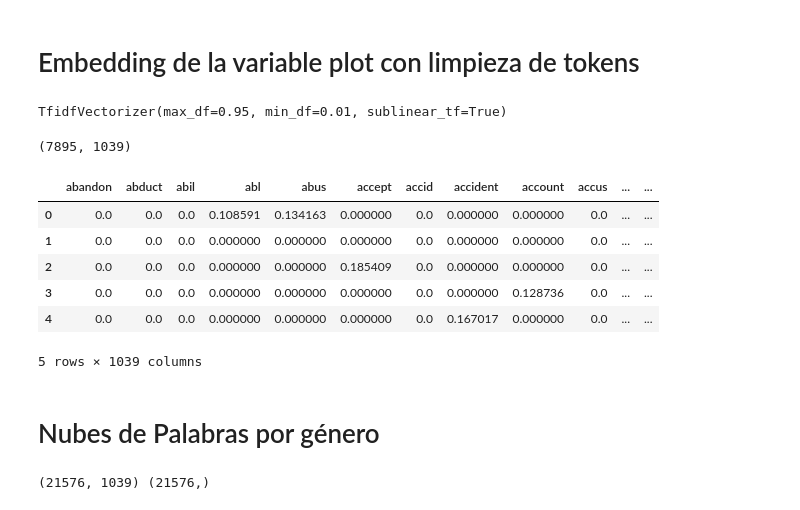
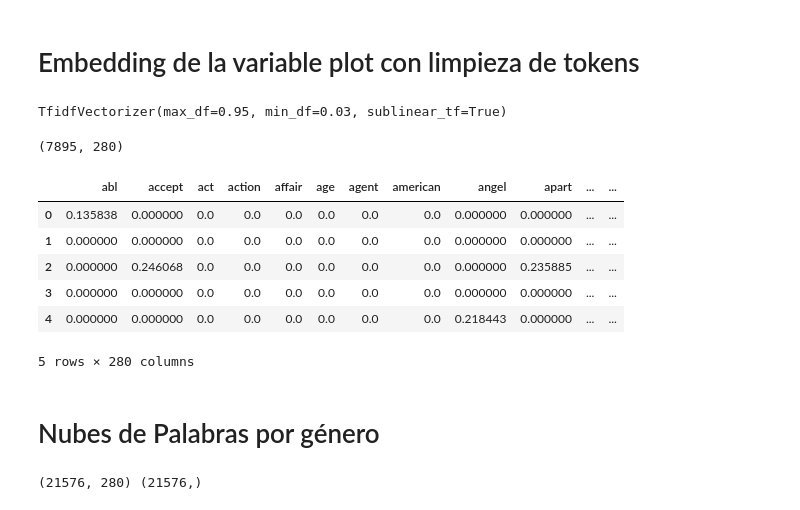
Before and after one commit to pachonestor/MLDS6project, a Jupyter notebook: scripts/preprocessing/preprocesamiento.ipynb, the cells around one changed output. Cells and saved outputs as stored; diff of their text form; code cells hidden in the pictures.

```diff
--- a/scripts/preprocessing/preprocesamiento.ipynb
+++ b/scripts/preprocessing/preprocesamiento.ipynb
@@ -247,25 +270,25 @@ sns.heatmap(data.iloc[:,3:].corr(), annot=False)
 # %% [markdown]
 # Embedding de la variable plot con limpieza de tokens
 # %%
-vect = TfidfVectorizer(sublinear_tf=True, max_df=0.95, min_df=0.01).fit(dt.preprocessed_plot)
+vect = TfidfVectorizer(sublinear_tf=True, max_df=0.95, min_df=0.03).fit(dt.preprocessed_plot)
 display(vect)
 
 features = vect.transform(dt.preprocessed_plot).toarray()
 display(features.shape)
 
 X_dtm = vect.fit_transform(dt['preprocessed_plot'])
 X_dtm_dense = pd.DataFrame(X_dtm.toarray(), columns=vect.get_feature_names_out())
 X_dtm_dense.head()
 # %% [output]
-TfidfVectorizer(max_df=0.95, min_df=0.01, sublinear_tf=True)
+TfidfVectorizer(max_df=0.95, min_df=0.03, sublinear_tf=True)
-(7895, 1039)
+(7895, 280)
-|  | abandon | abduct | abil | abl | abus | accept | accid | accident | account | accus | ... | ... |
-| 0 | 0.0 | 0.0 | 0.0 | 0.108591 | 0.134163 | 0.000000 | 0.0 | 0.000000 | 0.000000 | 0.0 | ... | ... |
-| 1 | 0.0 | 0.0 | 0.0 | 0.000000 | 0.000000 | 0.000000 | 0.0 | 0.000000 | 0.000000 | 0.0 | ... | ... |
-| 2 | 0.0 | 0.0 | 0.0 | 0.000000 | 0.000000 | 0.185409 | 0.0 | 0.000000 | 0.000000 | 0.0 | ... | ... |
-| 3 | 0.0 | 0.0 | 0.0 | 0.000000 | 0.000000 | 0.000000 | 0.0 | 0.000000 | 0.128736 | 0.0 | ... | ... |
-| 4 | 0.0 | 0.0 | 0.0 | 0.000000 | 0.000000 | 0.000000 | 0.0 | 0.167017 | 0.000000 | 0.0 | ... | ... |
+|  | abl | accept | act | action | affair | age | agent | american | angel | apart | ... | ... |
+| 0 | 0.135838 | 0.000000 | 0.0 | 0.0 | 0.0 | 0.0 | 0.0 | 0.0 | 0.000000 | 0.000000 | ... | ... |
+| 1 | 0.000000 | 0.000000 | 0.0 | 0.0 | 0.0 | 0.0 | 0.0 | 0.0 | 0.000000 | 0.000000 | ... | ... |
+| 2 | 0.000000 | 0.246068 | 0.0 | 0.0 | 0.0 | 0.0 | 0.0 | 0.0 | 0.000000 | 0.235885 | ... | ... |
+| 3 | 0.000000 | 0.000000 | 0.0 | 0.0 | 0.0 | 0.0 | 0.0 | 0.0 | 0.000000 | 0.000000 | ... | ... |
+| 4 | 0.000000 | 0.000000 | 0.0 | 0.0 | 0.0 | 0.0 | 0.0 | 0.0 | 0.218443 | 0.000000 | ... | ... |
-5 rows × 1039 columns
+5 rows × 280 columns
 # %% [markdown]
 # Nubes de Palabras por género
 # %%
@@ -279,7 +302,7 @@ emb=np.array(emb)
 target=np.array(target)
 print(emb.shape,target.shape)
 # %% [output]
-(21576, 1039) (21576,)
+(21576, 280) (21576,)
 # %%
 rep_gen=pd.DataFrame(emb,columns=vect.get_feature_names_out())
 rep_gen["one_genre"]=target
```
Also changed, not shown: parts of 18 cells of this notebook.
